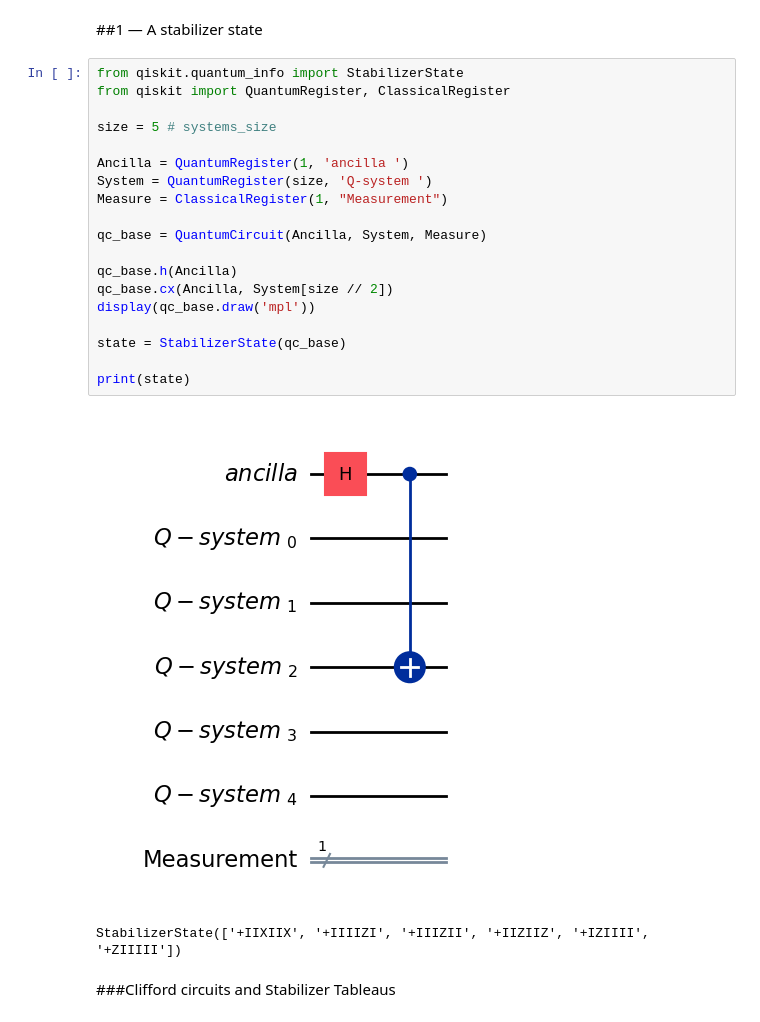
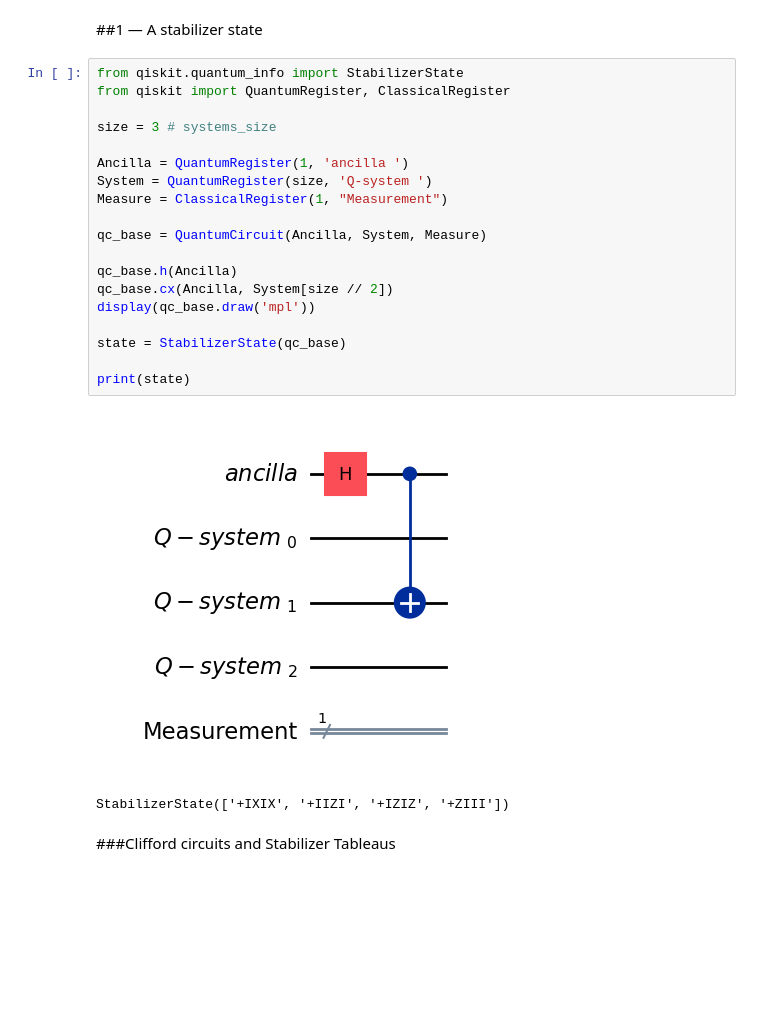
Before and after one commit to AKookani/BrickwallCliffordCircuit, a Jupyter notebook: Meeting_24_6_2026.ipynb, the cells around one changed output. Cells and saved outputs as stored; diff of their text form; blank space fills up the shorter version.

```diff
--- a/Meeting_24_6_2026.ipynb
+++ b/Meeting_24_6_2026.ipynb
@@ -181,25 +181,25 @@ $$(\frac{1}{16} + \frac{i}{16}) |0000100000\rangle+(\frac{1}{16} + \frac{i}{16})
 # %%
 from qiskit.quantum_info import StabilizerState
 from qiskit import QuantumRegister, ClassicalRegister
 
-size = 5 # systems_size
+size = 3 # systems_size
 
 Ancilla = QuantumRegister(1, 'ancilla ')
 System = QuantumRegister(size, 'Q-system ')
 Measure = ClassicalRegister(1, "Measurement")
 
 qc_base = QuantumCircuit(Ancilla, System, Measure)
 
 qc_base.h(Ancilla)
 qc_base.cx(Ancilla, System[size // 2])
 display(qc_base.draw('mpl'))
 
 state = StabilizerState(qc_base)
 
 print(state)
 # %% [output]
-[figure, old version]
+[figure, new version]
-StabilizerState(['+IIXIIX', '+IIIIZI', '+IIIZII', '+IIZIIZ', '+IZIIII', '+ZIIIII'])
+StabilizerState(['+IXIX', '+IIZI', '+IZIZ', '+ZIII'])
 # %% [markdown]
 ###Clifford circuits and Stabilizer Tableaus
 # %% [markdown]
```
Also changed, not shown: parts of 6 cells of this notebook.
